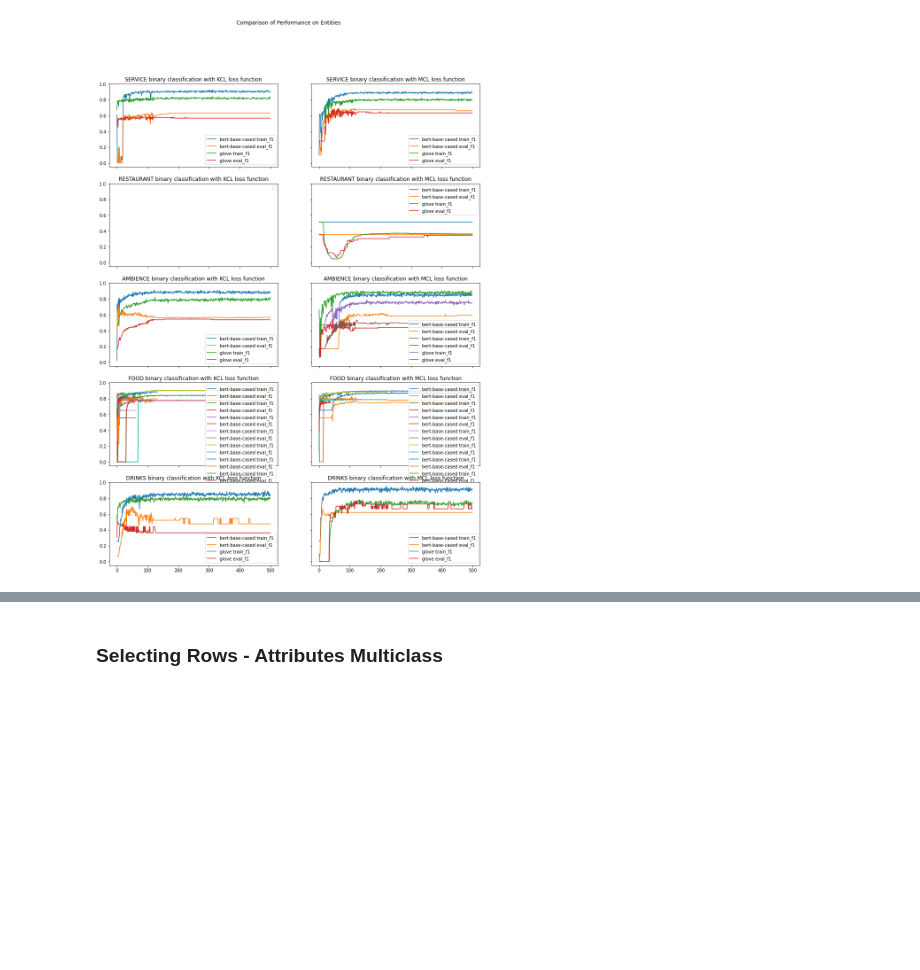
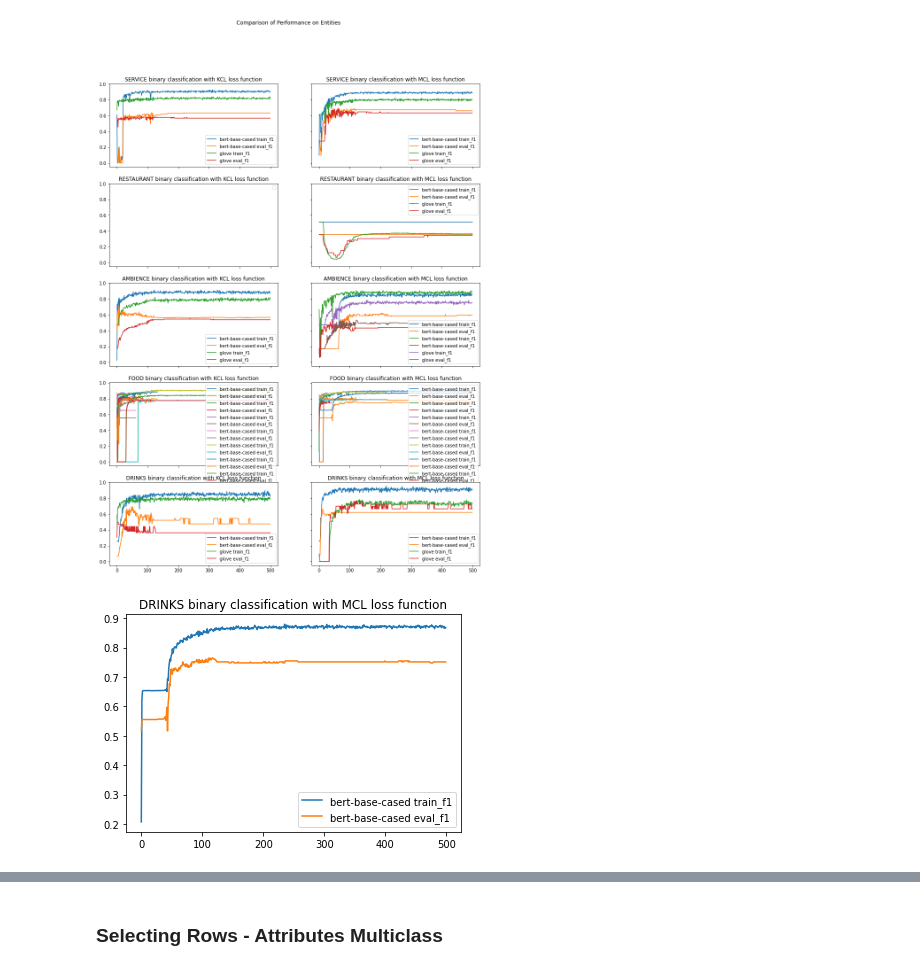
Before and after one commit to kylehiroyasu/opinion-lab-group-1.3, a Jupyter notebook: notebooks/Plotting_Results_Comparing_Embeddings_and_Losses.ipynb, the cells around one changed output, grey strips where cells are left out. Drawn from its saved outputs; the diff is of its cells as text; code cells hidden in the pictures; blank space fills up the shorter version.

Commit message:
added some nicer looking plots for food below, will need to be better handled in the future

```diff
--- a/notebooks/Plotting_Results_Comparing_Embeddings_and_Losses.ipynb
+++ b/notebooks/Plotting_Results_Comparing_Embeddings_and_Losses.ipynb
@@ -173,3 +173,20 @@ for index, (kcl, mcl, entity) in enumerate(itertools.zip_longest(ent_rows_kcl, e
 # %% [output]
 No handles with labels found to put in legend.
 [figure]
+# %%
+selection = {
+    'dataset': 'restaurants',
+     'train_entities': True,
+     'embedding': ['glove', 'bert-base-cased'],
+     'use_kcl': False,
+     'binary': True,
+     'lr': [0.0005, 5e-05],
+     'binary_target_class': 'FOOD',
+     'output_dim':7,
+     'filename': ['training_2020-06-03_12-12-46']
+}
+
+data = plots.get_rows(logs, selection)
+plots.plot_performance(data, 'embedding', metric='f1', title=title.format(entity, 'MCL'))
+# %% [output]
+[figure, added]
```
Also changed, not shown: parts of 1 cell of this notebook.
